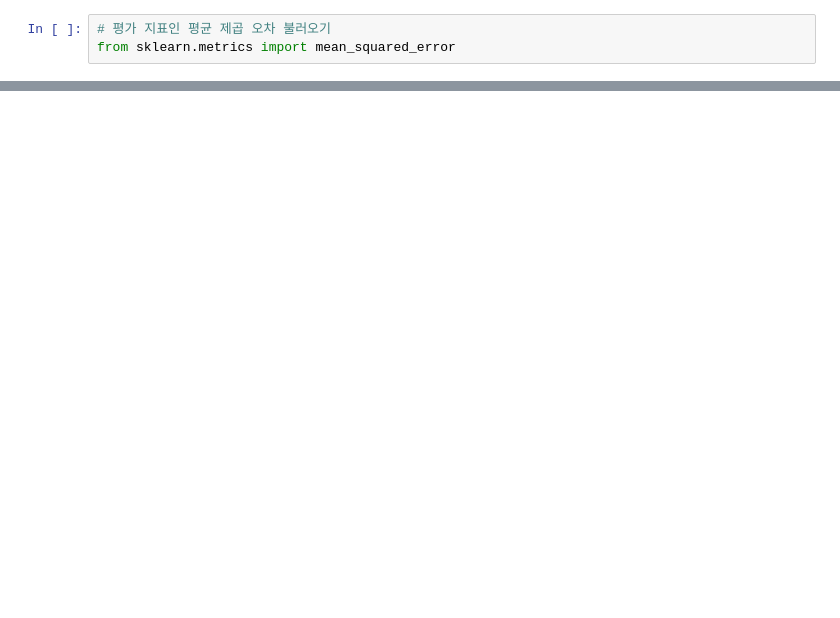
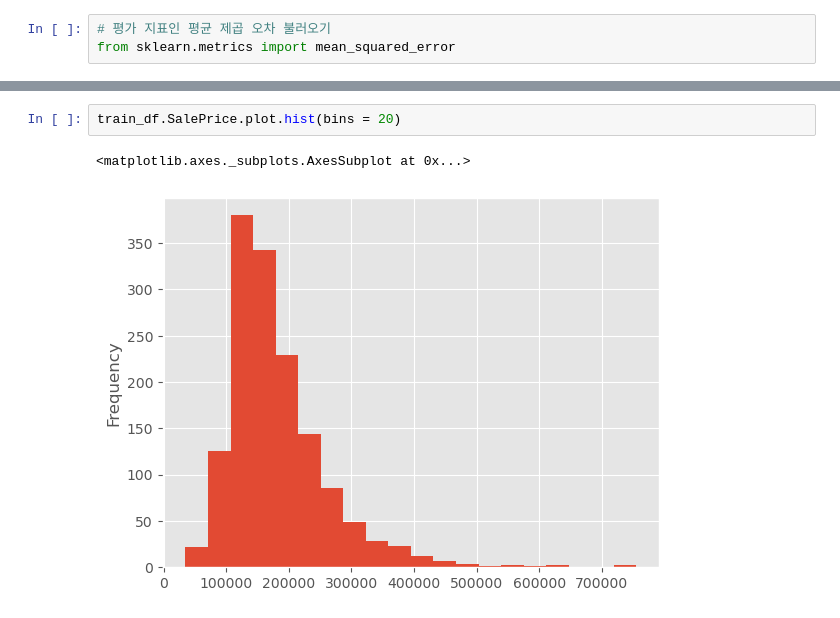
Before and after one commit to SIDED00R/kaggle_project, a Jupyter notebook: house-prices/house_price.ipynb, the cells around one changed output, grey strips where cells are left out. Drawn from its saved outputs; the diff is of its cells as text; blank space fills up the shorter version.

```diff
--- a/house-prices/house_price.ipynb
+++ b/house-prices/house_price.ipynb
@@ -178,0 +264,5 @@ for train_idx, val_idx, in kf.split(train_X):
+# %%
+train_df.SalePrice.plot.hist(bins = 20)
+# %% [output]
+<matplotlib.axes._subplots.AxesSubplot at 0x...>
+[figure, added]
```
Also changed, not shown: parts of 60 cells of this notebook.
